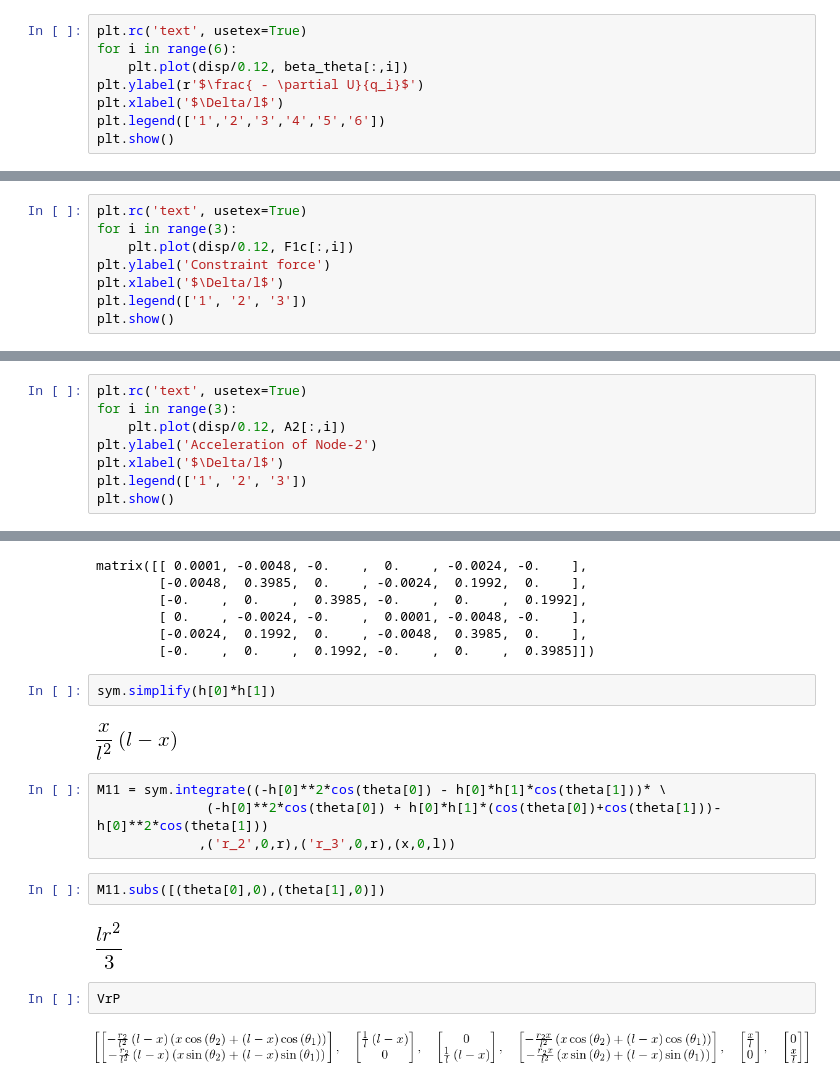
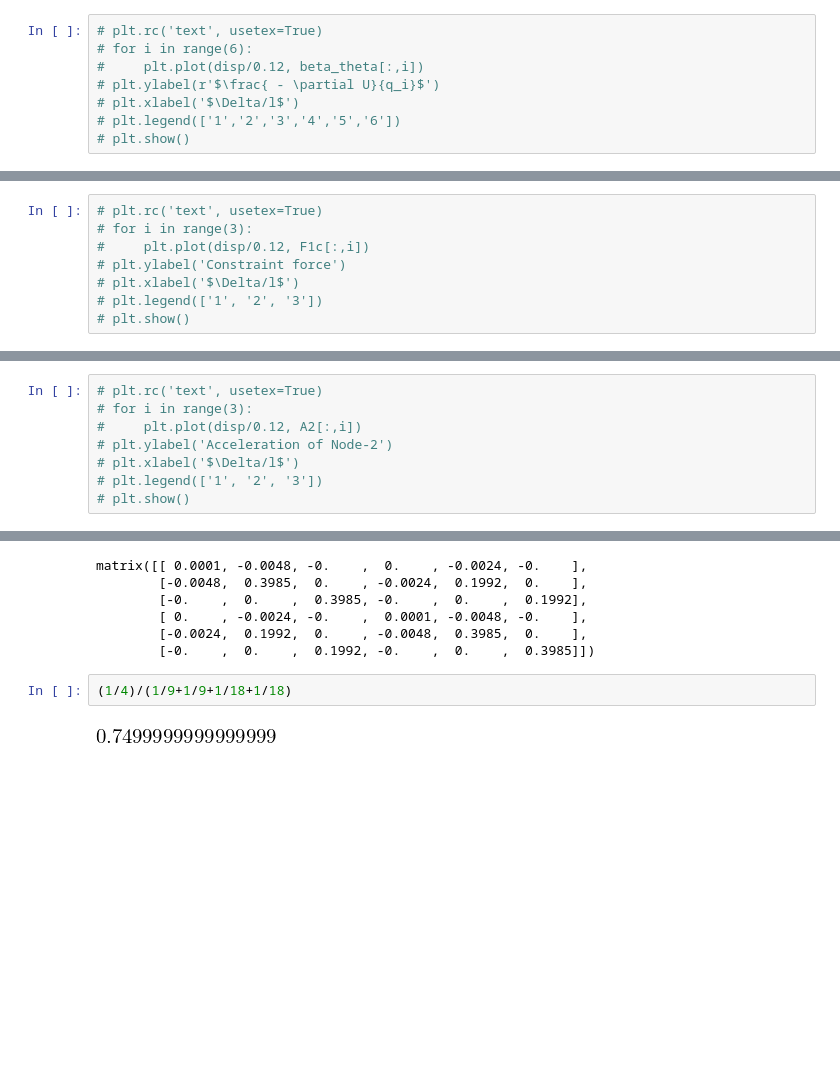
Before and after one commit to cdlrpi/mixed-body-type, a Jupyter notebook: large-deformation/gebf-mass-matrix-and-forces-2D-v9.ipynb, the cells around one changed output, grey strips where cells are left out. Cells and saved outputs as stored; diff of their text form; blank space fills up the shorter version.

```diff
--- a/large-deformation/gebf-mass-matrix-and-forces-2D-v9.ipynb
+++ b/large-deformation/gebf-mass-matrix-and-forces-2D-v9.ipynb
@@ -374,10 +374,10 @@ plt.show()
 # %% [output]
 [figure]
 # %%
-plt.rc('text', usetex=True)
-for i in range(6):
-    plt.plot(disp/0.12, beta_theta[:,i])
-plt.ylabel(r'$\frac{ - \partial U}{q_i}$')
-plt.xlabel('$\Delta/l$')
-plt.legend(['1','2','3','4','5','6'])
-plt.show()
+# plt.rc('text', usetex=True)
+# for i in range(6):
+#     plt.plot(disp/0.12, beta_theta[:,i])
+# plt.ylabel(r'$\frac{ - \partial U}{q_i}$')
+# plt.xlabel('$\Delta/l$')
+# plt.legend(['1','2','3','4','5','6'])
+# plt.show()
@@ -386,8 +384,8 @@ plt.show()
 # %%
-plt.rc('text', usetex=True)
-for i in range(3):
-    plt.plot(disp/0.12, F1c[:,i])
-plt.ylabel('Constraint force')
-plt.xlabel('$\Delta/l$')
-plt.legend(['1', '2', '3'])
-plt.show()
+# plt.rc('text', usetex=True)
+# for i in range(3):
+#     plt.plot(disp/0.12, F1c[:,i])
+# plt.ylabel('Constraint force')
+# plt.xlabel('$\Delta/l$')
+# plt.legend(['1', '2', '3'])
+# plt.show()
@@ -396,8 +392,8 @@ plt.show()
 # %%
-plt.rc('text', usetex=True)
-for i in range(3):
-    plt.plot(disp/0.12, A2[:,i])
-plt.ylabel('Acceleration of Node-2')
-plt.xlabel('$\Delta/l$')
-plt.legend(['1', '2', '3'])
-plt.show()
+# plt.rc('text', usetex=True)
+# for i in range(3):
+#     plt.plot(disp/0.12, A2[:,i])
+# plt.ylabel('Acceleration of Node-2')
+# plt.xlabel('$\Delta/l$')
+# plt.legend(['1', '2', '3'])
+# plt.show()
@@ -497,19 +494,7 @@ matrix([[ 0.0001, -0.0048, -0.    ,  0.    , -0.0024, -0.    ],
         [ 0.    , -0.0024, -0.    ,  0.0001, -0.0048, -0.    ],
         [-0.0024,  0.1992,  0.    , -0.0048,  0.3985,  0.    ],
         [-0.    ,  0.    ,  0.1992, -0.    ,  0.    ,  0.3985]])
-# %%
-sym.simplify(h[0]*h[1])
-# %% [output]
-[figure, removed]
-# %%
-M11 = sym.integrate((-h[0]**2*cos(theta[0]) - h[0]*h[1]*cos(theta[1]))* \
-              (-h[0]**2*cos(theta[0]) + h[0]*h[1]*(cos(theta[0])+cos(theta[1]))-h[0]**2*cos(theta[1]))
-             ,('r_2',0,r),('r_3',0,r),(x,0,l))
-# %%
-M11.subs([(theta[0],0),(theta[1],0)])
-# %% [output]
-[figure, removed]
-# %%
-VrP
-# %% [output]
-[figure, removed]
+# %%
+(1/4)/(1/9+1/9+1/18+1/18)
+# %% [output]
+[figure, added]
```
Also changed, not shown: parts of 20 cells of this notebook, 4 other files.
